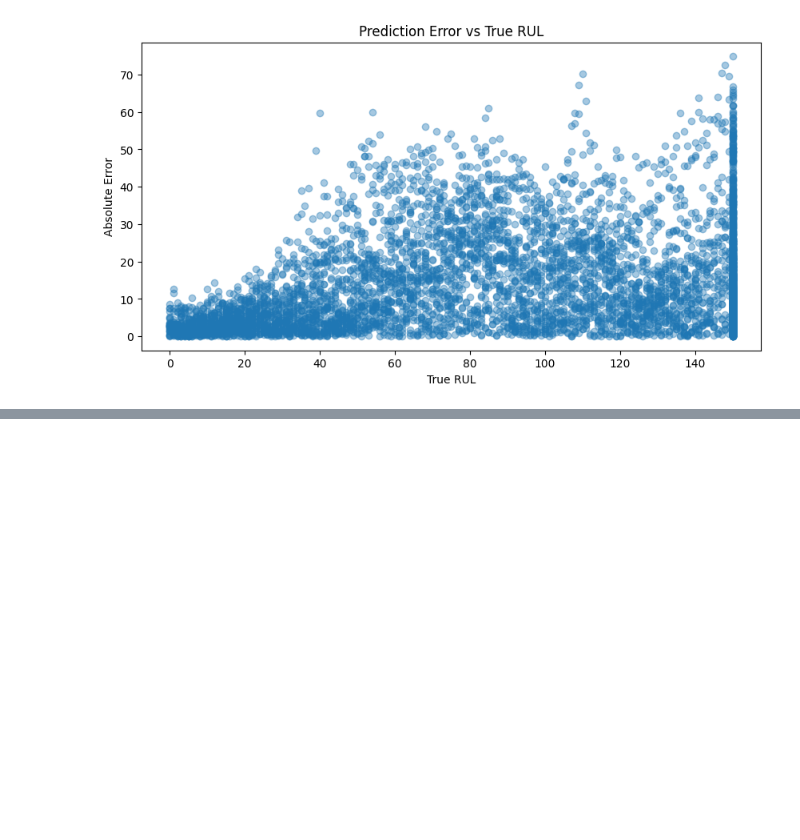
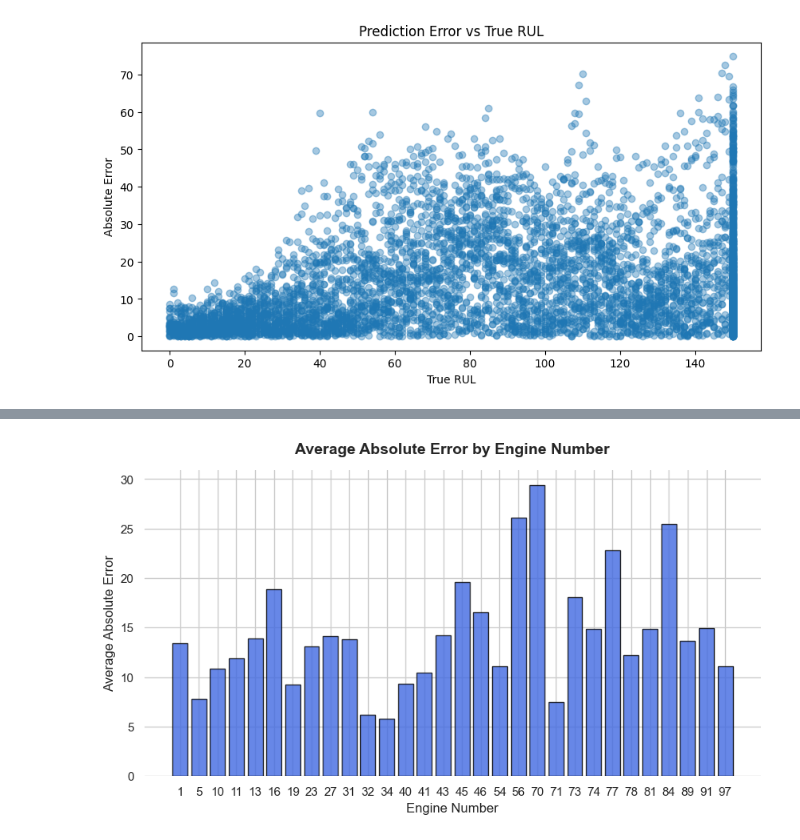
Before and after one commit to TobiSchl2010/predictive-maintenance-cmaps, a Jupyter notebook: notebooks/03_modeling.ipynb, the cells around one changed output, grey strips where cells are left out. Cells and saved outputs as stored; diff of their text form; code cells hidden in the pictures; blank space fills up the shorter version.

```diff
--- a/notebooks/03_modeling.ipynb
+++ b/notebooks/03_modeling.ipynb
@@ -650,0 +691,34 @@ However, this behavior is acceptable in our setting, since the primary objective
+# %%
+# Optional: Enable a clean, modern design theme
+sns.set_theme(style="whitegrid")
+
+avg_error_per_engine = (
+    error_analysis_df
+    .groupby('engine_number')['absolute_error']
+    .mean()
+)
+
+plt.figure(figsize=(10,5))
+
+plt.bar(
+    avg_error_per_engine.index.astype(str),
+    avg_error_per_engine.values,
+    color='royalblue',
+    edgecolor='black',
+    alpha=0.8
+)
+
+plt.xlabel('Engine Number')
+plt.ylabel('Average Absolute Error')
+plt.title('Average Absolute Error by Engine Number',
+          fontsize=14,
+          fontweight='bold',
+          pad=15)
+
+
+sns.despine(left=True, bottom=True)
+
+plt.savefig('../reports/plots/average_absolute_error_by_engine_number_xgb_model.png')
+plt.show()
+# %% [output]
+[figure, added]
```
Also changed, not shown: parts of 16 cells of this notebook, 4 other files.
